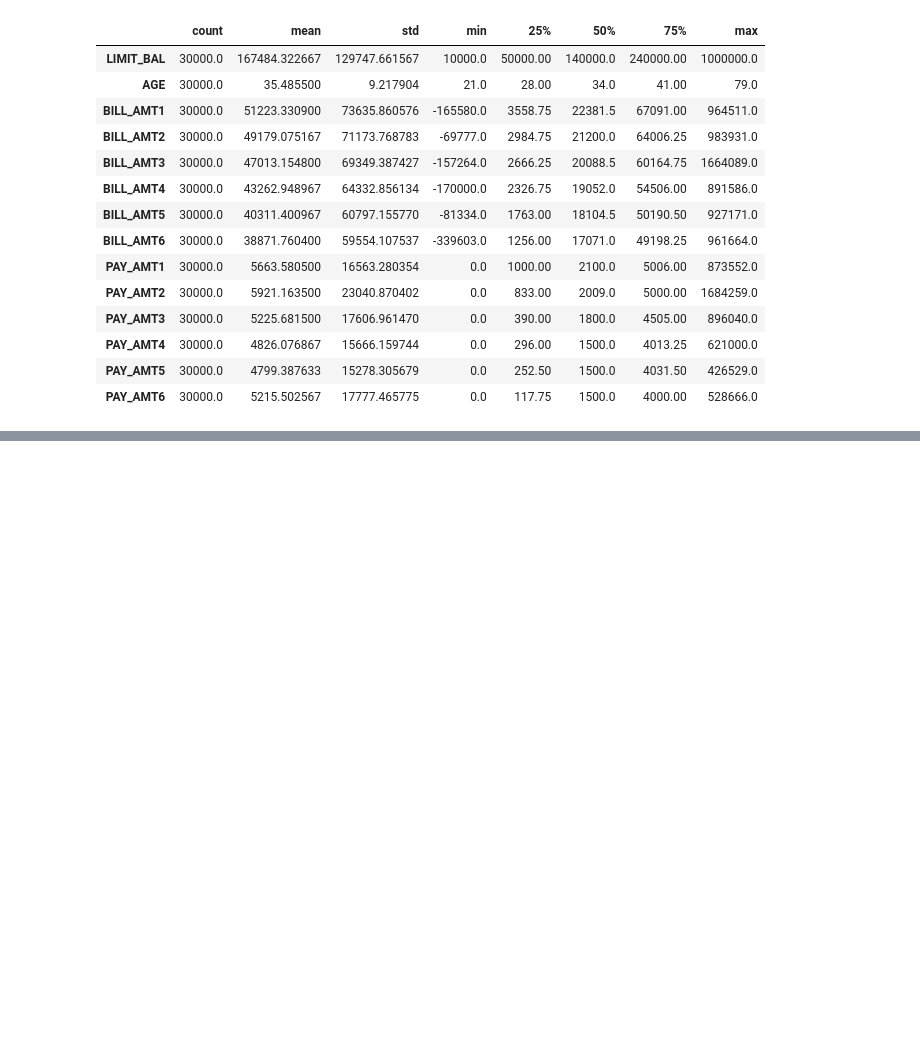
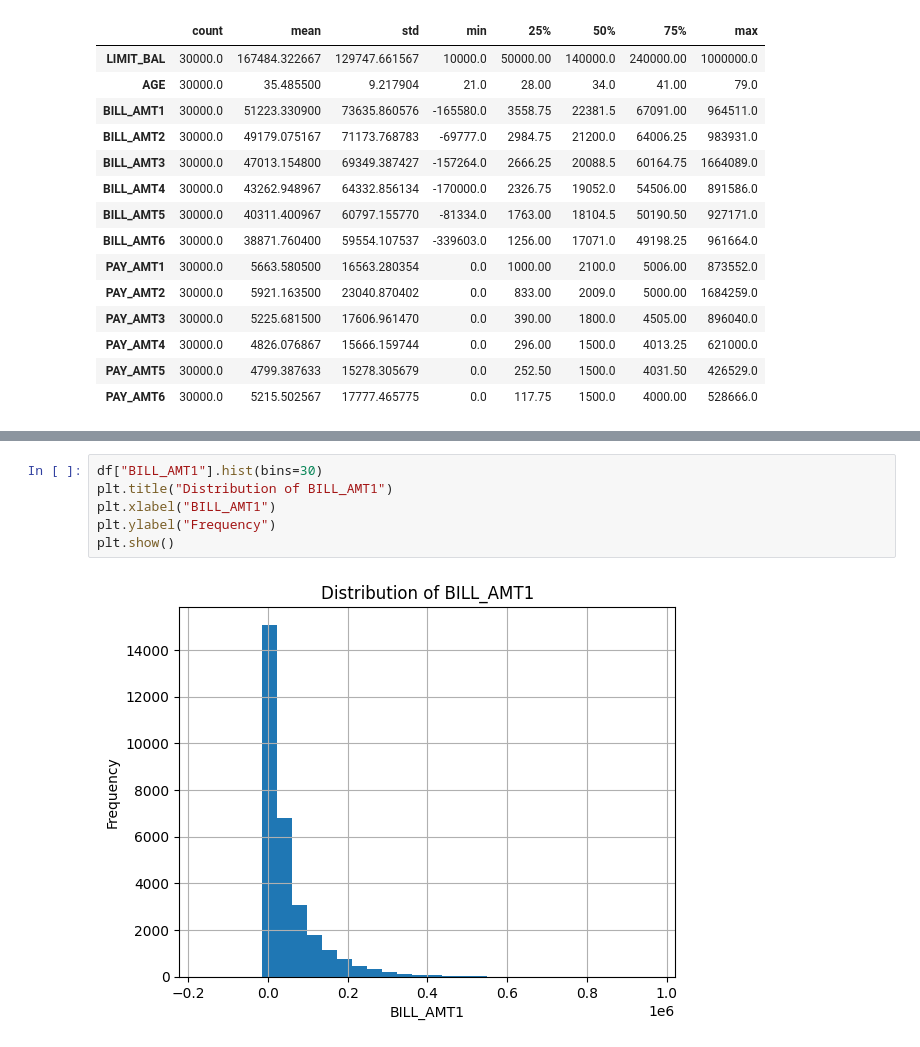
Before and after one commit to jacobycheng/credit_risk_project, a Jupyter notebook: notebooks/2_cleaning_data.ipynb, the cells around one changed output, grey strips where cells are left out. Drawn from its saved outputs; the diff is of its cells as text; blank space fills up the shorter version.

```diff
--- a/notebooks/2_cleaning_data.ipynb
+++ b/notebooks/2_cleaning_data.ipynb
@@ -162,0 +179,8 @@ df[numeric_cols].describe().T
+# %%
+df["BILL_AMT1"].hist(bins=30)
+plt.title("Distribution of BILL_AMT1")
+plt.xlabel("BILL_AMT1")
+plt.ylabel("Frequency")
+plt.show()
+# %% [output]
+[figure, added]
```
Also changed, not shown: parts of 22 cells of this notebook.
